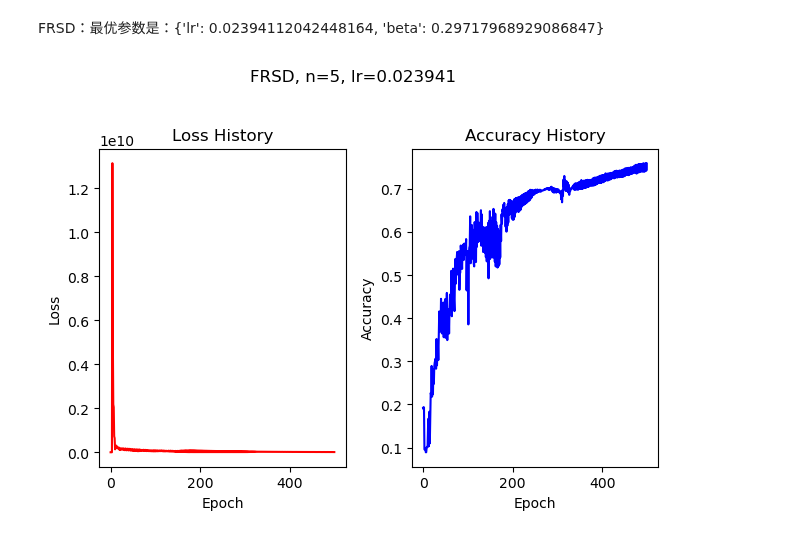
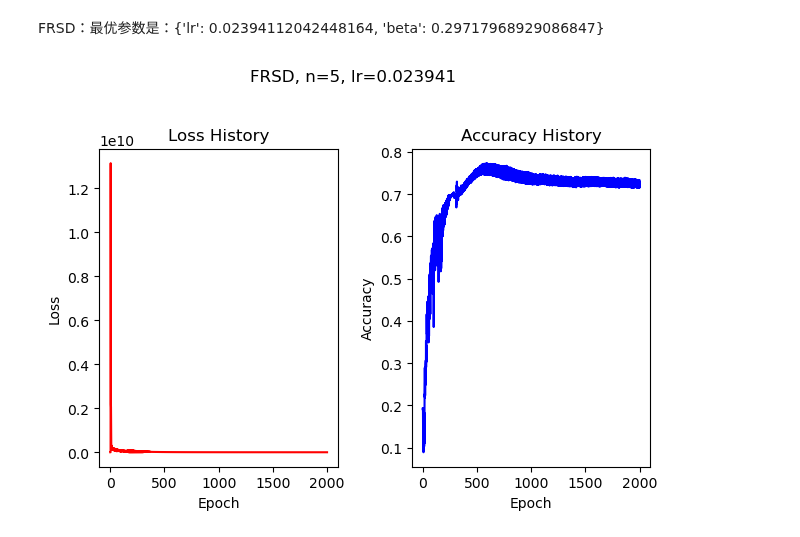
Before and after one commit to Luoxiaogan/PullSum_MNIST, a Jupyter notebook: code/神经网络实验/MNIST十分类_完整版.ipynb, the cells around one changed output. Saved outputs shown, nothing was run; the diff lists cells and outputs as text; code cells hidden in the pictures.

```diff
--- a/code/神经网络实验/MNIST十分类_完整版.ipynb
+++ b/code/神经网络实验/MNIST十分类_完整版.ipynb
@@ -304,20 +304,20 @@ FRSD：最优参数是：{'lr': 0.02394112042448164, 'beta': 0.29717968929086847
 # %%
 FRSD_l1, FRSD_a1 = train_FRSD(
         n=n,
         A=A,
         model_class=MNISTClassifier_2layer_2,
         seed_for_model=49,
         criterion_class=nn.CrossEntropyLoss,
-        epochs=500,
+        epochs=2000,
         lr=0.02394112042448164,
         beta=0.29717968929086847,
         d=784,
         X_train_data=h_data,
         y_train_data=y_data,
         X_test_data=X_test,
         y_test_data=y_test,
         compute_accuracy=compute_accuracy_with_average_model,
         show_graph=True
     )
 # %% [output]
-[figure, old version]
+[figure, new version]
```
Also changed, not shown: parts of 6 cells of this notebook, 2 other files.
